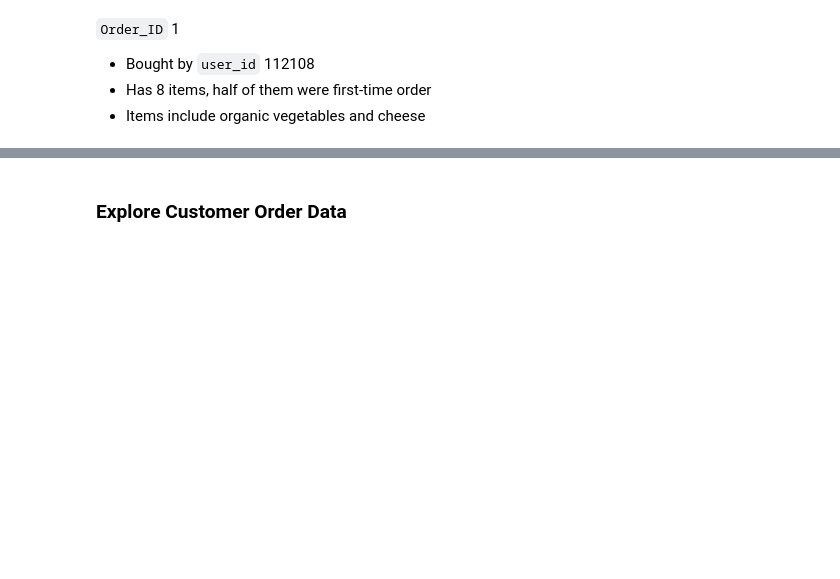
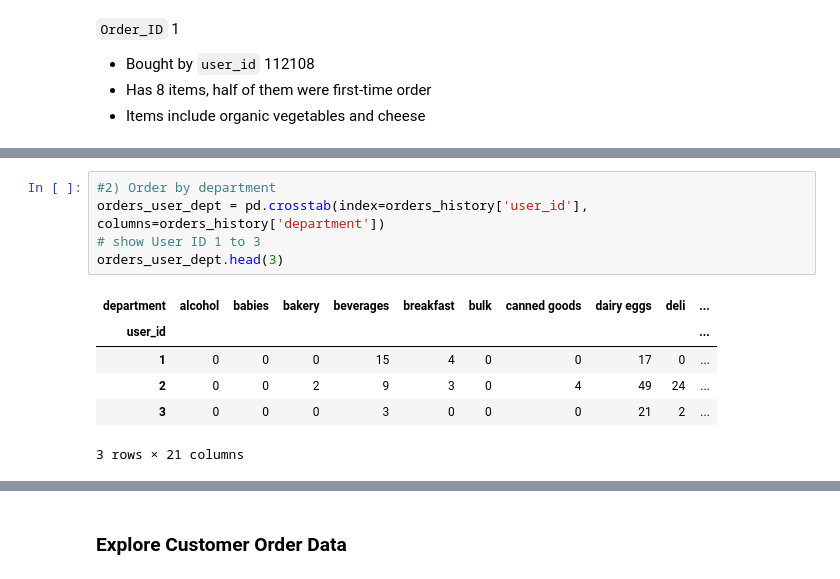
Before and after one commit to arthurcw/NWDS_Instacart, a Jupyter notebook: CustomerSegmentation/0_DataPrep.ipynb, the cells around one changed output, grey strips where cells are left out. Cells and saved outputs as stored; diff of their text form; blank space fills up the shorter version.

```diff
--- a/CustomerSegmentation/0_DataPrep.ipynb
+++ b/CustomerSegmentation/0_DataPrep.ipynb
@@ -114,0 +104,12 @@ orders_user_aisle.head(5)
+# %%
+#2) Order by department
+orders_user_dept = pd.crosstab(index=orders_history['user_id'], columns=orders_history['department'])
+# show User ID 1 to 3
+orders_user_dept.head(3)
+# %% [output]
+| department | alcohol | babies | bakery | beverages | breakfast | bulk | canned goods | dairy eggs | deli | ... |
+| user_id |  |  |  |  |  |  |  |  |  | ... |
+| 1 | 0 | 0 | 0 | 15 | 4 | 0 | 0 | 17 | 0 | ... |
+| 2 | 0 | 0 | 2 | 9 | 3 | 0 | 4 | 49 | 24 | ... |
+| 3 | 0 | 0 | 0 | 3 | 0 | 0 | 0 | 21 | 2 | ... |
+3 rows × 21 columns
```
Also changed, not shown: parts of 34 cells of this notebook, 22 other files.
